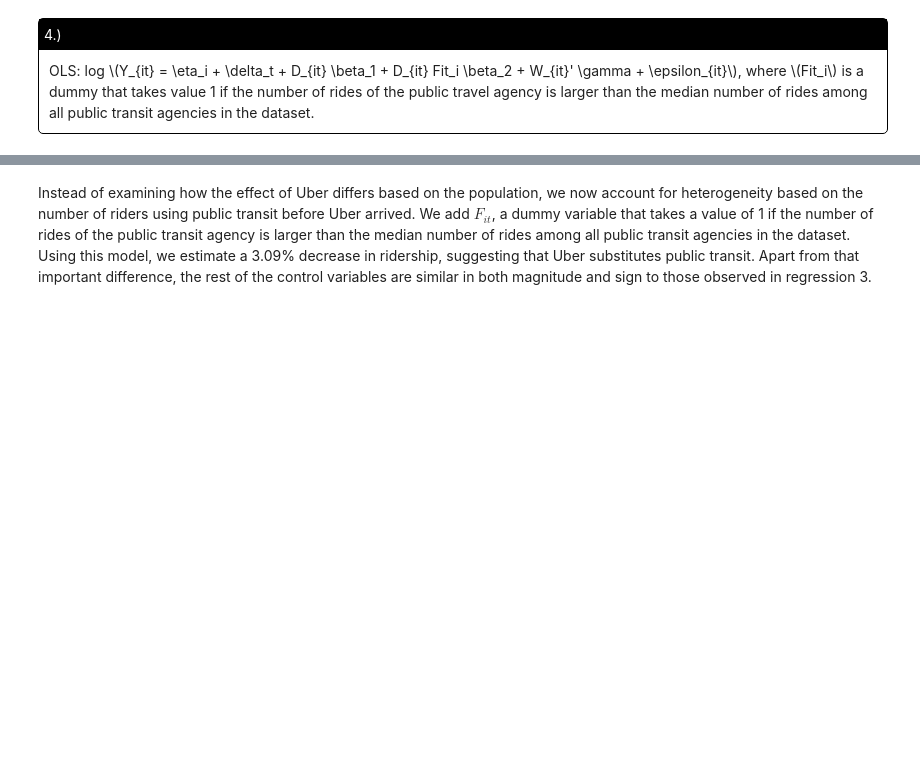
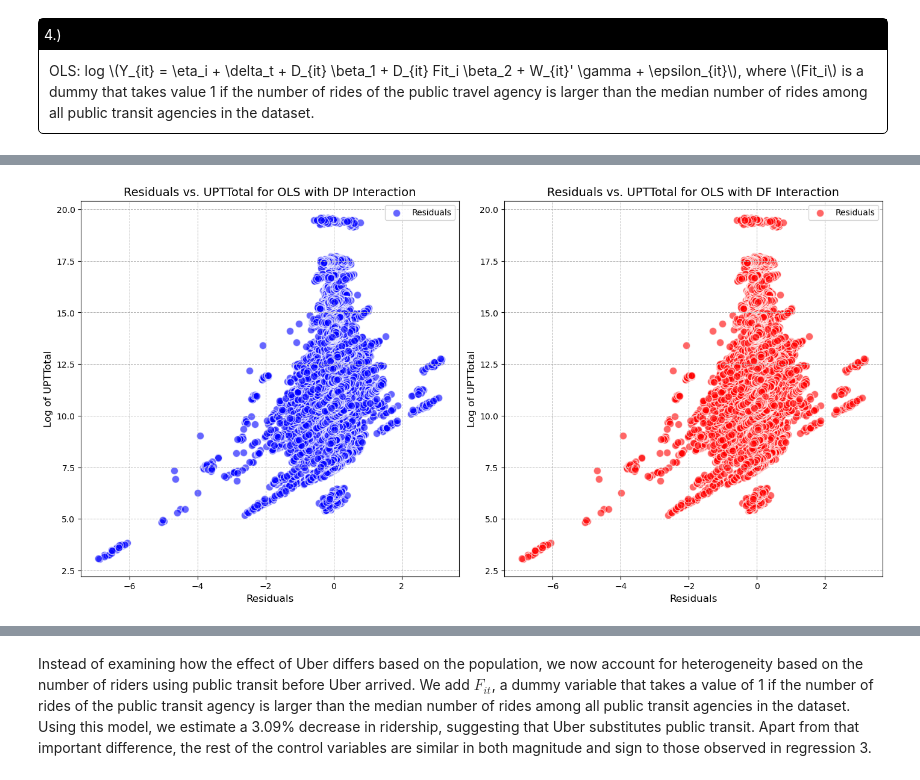
Before and after one commit to 3C0N-MQ3/project_434, a Jupyter notebook: merged.ipynb, the cells around one changed output, grey strips where cells are left out. Drawn from its saved outputs; the diff is of its cells as text; code cells hidden in the pictures; blank space fills up the shorter version.

```diff
--- a/merged.ipynb
+++ b/merged.ipynb
@@ -273,3 +273,31 @@ P-value: 0.0000
 Distribution: F(818,70940)
 
 Included effects: Entity, Time
+# %%
+#Create Residuals
+ols3_res= result3.resids
+ols4_res = result4.resids
+
+fig, axes = plt.subplots(nrows=1, ncols=2, figsize=(14, 7), constrained_layout=True)
+
+# First plot
+axes[0].scatter(ols3_res, np.log(data['UPTTotal']), label='Residuals',
+                color='b', alpha=0.6, edgecolor='w', s=80)
+axes[0].set_xlabel('Residuals', fontsize=12)
+axes[0].set_ylabel('Log of UPTTotal', fontsize=12)
+axes[0].set_title('Residuals vs. UPTTotal for OLS with DP Interaction', fontsize=14)
+axes[0].legend()
+axes[0].grid(True, which='both', linestyle='--', linewidth=0.7)
+
+# Second plot
+axes[1].scatter(ols4_res, np.log(data['UPTTotal']), label='Residuals',
+                color='r', alpha=0.6, edgecolor='w', s=80)
+axes[1].set_xlabel('Residuals', fontsize=12)
+axes[1].set_ylabel('Log of UPTTotal', fontsize=12)
+axes[1].set_title('Residuals vs. UPTTotal for OLS with DF Interaction', fontsize=14)
+axes[1].legend()
+axes[1].grid(True, which='both', linestyle='--', linewidth=0.7)
+
+plt.show()
+# %% [output]
+[figure, added]
```
Also changed, not shown: parts of 6 cells of this notebook, 3 other files.
